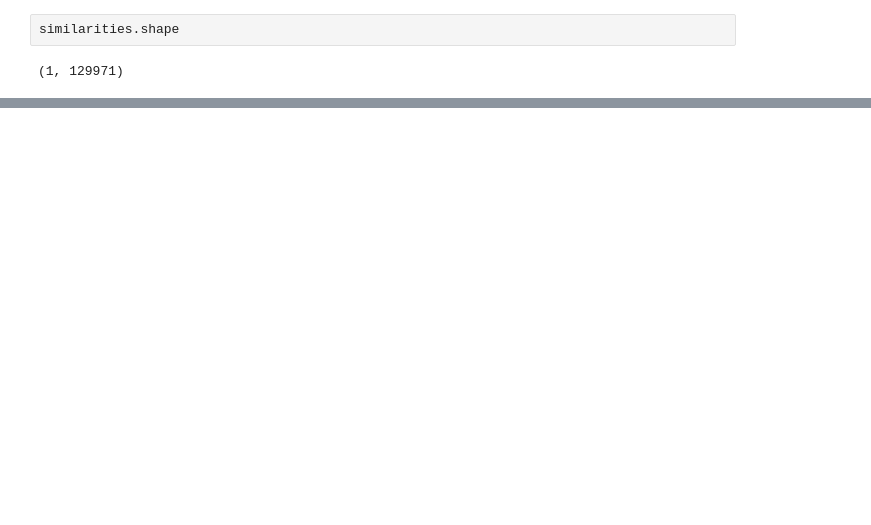
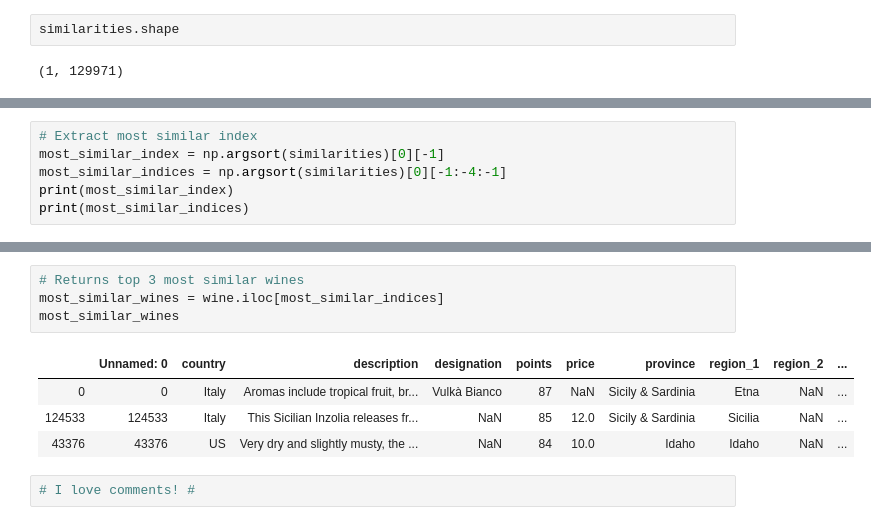
Before and after one commit to dalez29/Wine_Recommender, a Jupyter notebook: pipelined_wine_descriptions.ipynb, the cells around one changed output, grey strips where cells are left out. Saved outputs shown, nothing was run; the diff lists cells and outputs as text; blank space fills up the shorter version.

```diff
--- a/pipelined_wine_descriptions.ipynb
+++ b/pipelined_wine_descriptions.ipynb
@@ -160,0 +161,6 @@ most_similar_index
+# %%
+# Extract most similar index
+most_similar_index = np.argsort(similarities)[0][-1]
+most_similar_indices = np.argsort(similarities)[0][-1:-4:-1]
+print(most_similar_index)
+print(most_similar_indices)
@@ -197,0 +211,11 @@ Name: 0, dtype: object
+# %%
+# Returns top 3 most similar wines
+most_similar_wines = wine.iloc[most_similar_indices]
+most_similar_wines
+# %% [output]
+|  | Unnamed: 0 | country | description | designation | points | price | province | region_1 | region_2 | ... |
+| 0 | 0 | Italy | Aromas include tropical fruit, br... | Vulkà Bianco | 87 | NaN | Sicily & Sardinia | Etna | NaN | ... |
+| 124533 | 124533 | Italy | This Sicilian Inzolia releases fr... | NaN | 85 | 12.0 | Sicily & Sardinia | Sicilia | NaN | ... |
+| 43376 | 43376 | US | Very dry and slightly musty, the ... | NaN | 84 | 10.0 | Idaho | Idaho | NaN | ... |
+# %%
+# I love comments! #
```
Also changed, not shown: parts of 36 cells of this notebook.
